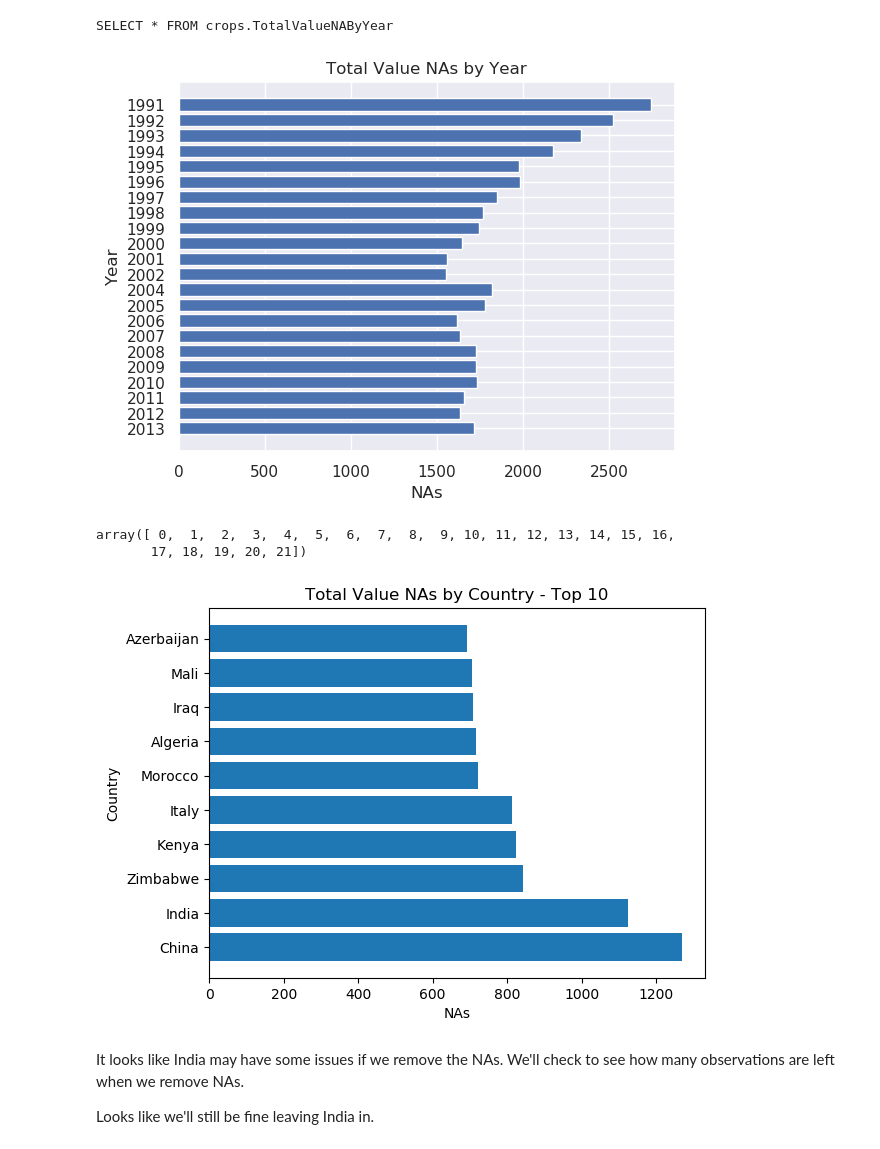
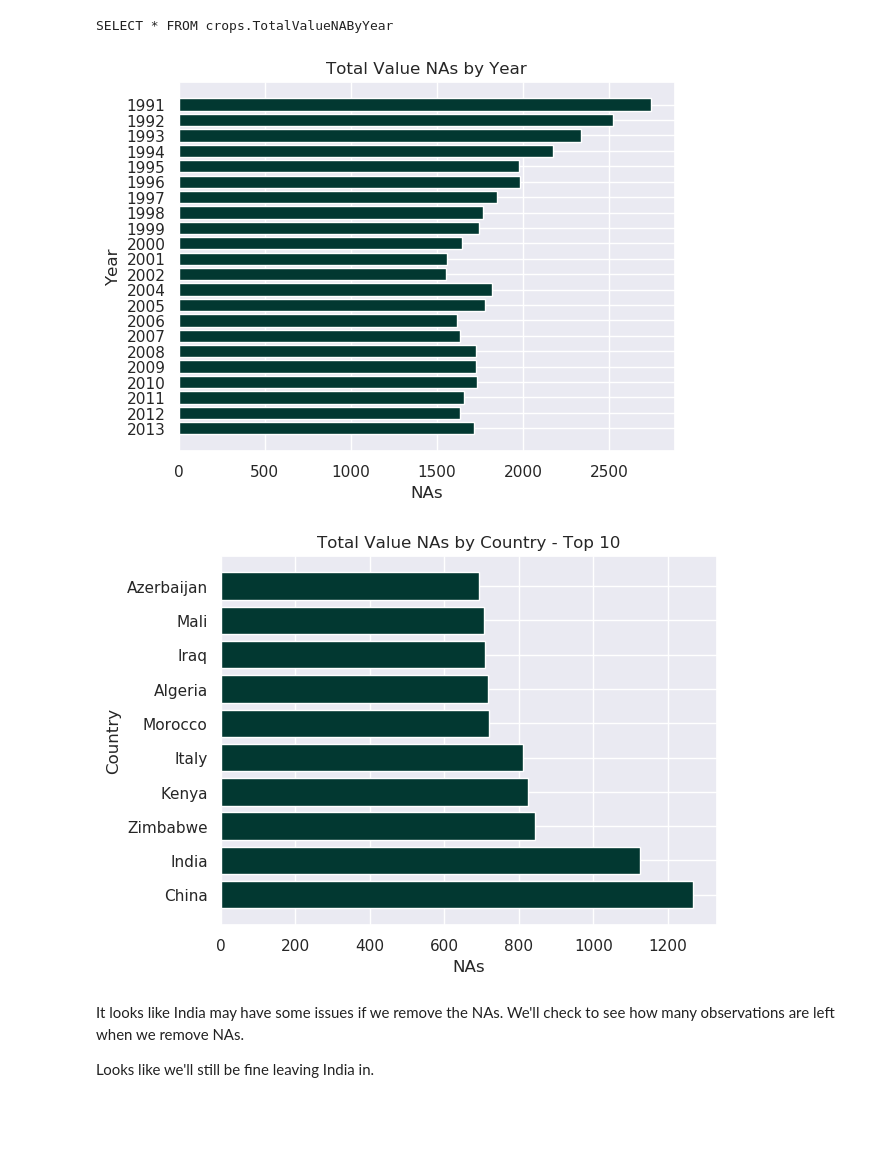
Before and after one commit to hunterblum/CloudFinal-Team1, a Jupyter notebook: Cloud_Team1.ipynb, the cells around one changed output. Cells and saved outputs as stored; diff of their text form; code cells hidden in the pictures; blank space fills up the shorter version.

```diff
--- a/Cloud_Team1.ipynb
+++ b/Cloud_Team1.ipynb
@@ -119,6 +120,9 @@ SELECT * FROM crops.merged_df
 | 4 | Albania | Broad beans and horse beans green | 1991 | 0 | 22300 | 7700 | 1300 | None | 1485.0 | 15.36 | ... |
 # %% [markdown]
 # Exploratory Data Analysis
+# %%
+# Defining consistent graph color for the notebook
+pres_green = "#023831"
 # %%
 ### Save as df to potentially save cost
 statement = """SELECT * FROM {}.{}""".format(
@@ -231,25 +234,20 @@ SELECT * FROM crops.TotalValueNAByYear
 # %%
 # Plot our view
 df_yearsNA = df_yearsNA.sort_values(by=['year'], ascending=False)
 bars = df_yearsNA['year']
 height = df_yearsNA['Total_Value_USD_Nulls']
 y_pos = np.arange(len(bars))
 
 plt.clf()
-plt.barh(y_pos, height)
+plt.barh(y_pos, height, color = pres_green)
 
 plt.title("Total Value NAs by Year")
 plt.ylabel("Year")
 plt.xlabel("NAs")
 plt.yticks(y_pos, bars)
 plt.show()
 # %% [output]
-[figure, old version]
+[figure, new version]
-# %%
-y_pos
-# %% [output]
-array([ 0,  1,  2,  3,  4,  5,  6,  7,  8,  9, 10, 11, 12, 13, 14, 15, 16,
-       17, 18, 19, 20, 21])
 # %%
 # By Country - Lets create a view as an example of how the Athena DB can be utilized
 
@@ -262,7 +260,7 @@ height = na_country['count']
 y_pos = np.arange(len(bars))
 
 plt.clf()
-plt.barh(y_pos, height)
+plt.barh(y_pos, height, color = pres_green)
 
 plt.title("Total Value NAs by Country - Top 10")
 plt.ylabel("Country")
@@ -270,7 +268,7 @@ plt.xlabel("NAs")
 plt.yticks(y_pos, bars)
 plt.show()
 # %% [output]
-[figure, old version]
+[figure, new version]
 # %% [markdown]
 It looks like India may have some issues if we remove the NAs. We'll check to see how many observations are left when we remove NAs.
 
```
Also changed, not shown: parts of 40 cells of this notebook, 1 other file.
